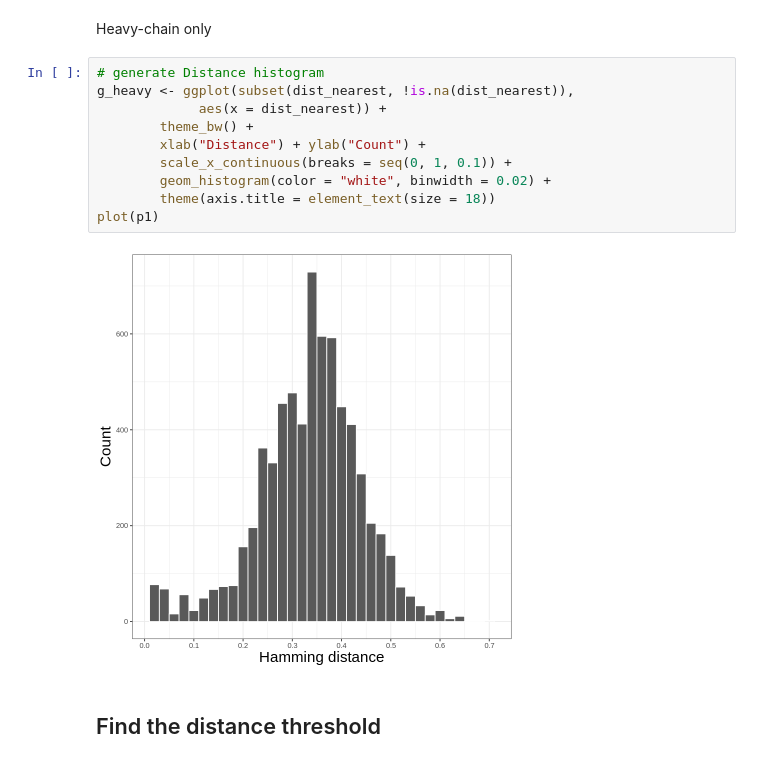
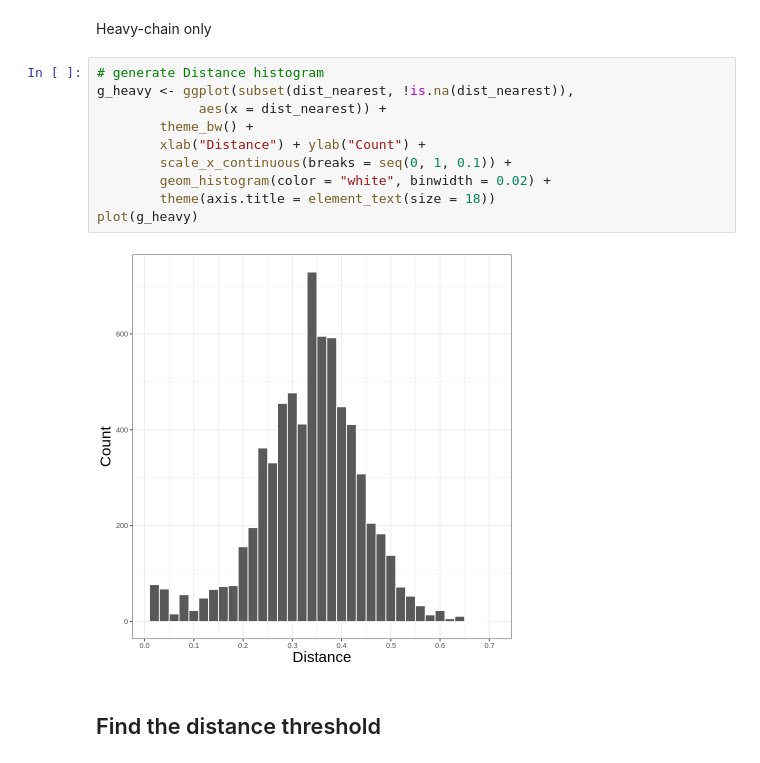
Before and after one commit to yyw-informatics/WASP, a Jupyter notebook: Immcantation_3_Clonal_lineages_clustering_with_SHazaM_and_SCOPer_in_R.ipynb, the cells around one changed output. Saved outputs shown, nothing was run; the diff lists cells and outputs as text.

```diff
--- a/Immcantation_3_Clonal_lineages_clustering_with_SHazaM_and_SCOPer_in_R.ipynb
+++ b/Immcantation_3_Clonal_lineages_clustering_with_SHazaM_and_SCOPer_in_R.ipynb
@@ -262,15 +239,15 @@ Heavy-chain only
 # %%
 # generate Distance histogram
 g_heavy <- ggplot(subset(dist_nearest, !is.na(dist_nearest)),
              aes(x = dist_nearest)) +
         theme_bw() +
         xlab("Distance") + ylab("Count") +
         scale_x_continuous(breaks = seq(0, 1, 0.1)) +
         geom_histogram(color = "white", binwidth = 0.02) +
         theme(axis.title = element_text(size = 18))
-plot(p1)
+plot(g_heavy)
 # %% [output]
-[figure, old version]
+[figure, new version]
 # %% [markdown]
 ## Find the distance threshold
 # %% [markdown]
```
Also changed, not shown: parts of 38 cells of this notebook.
